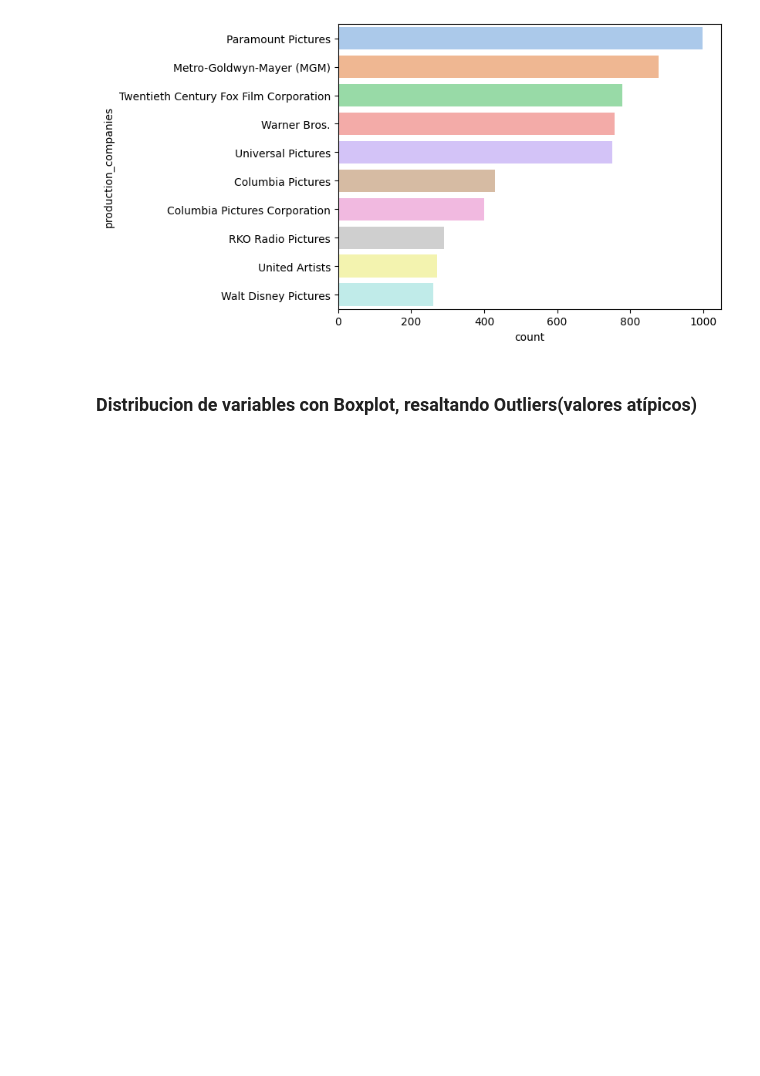
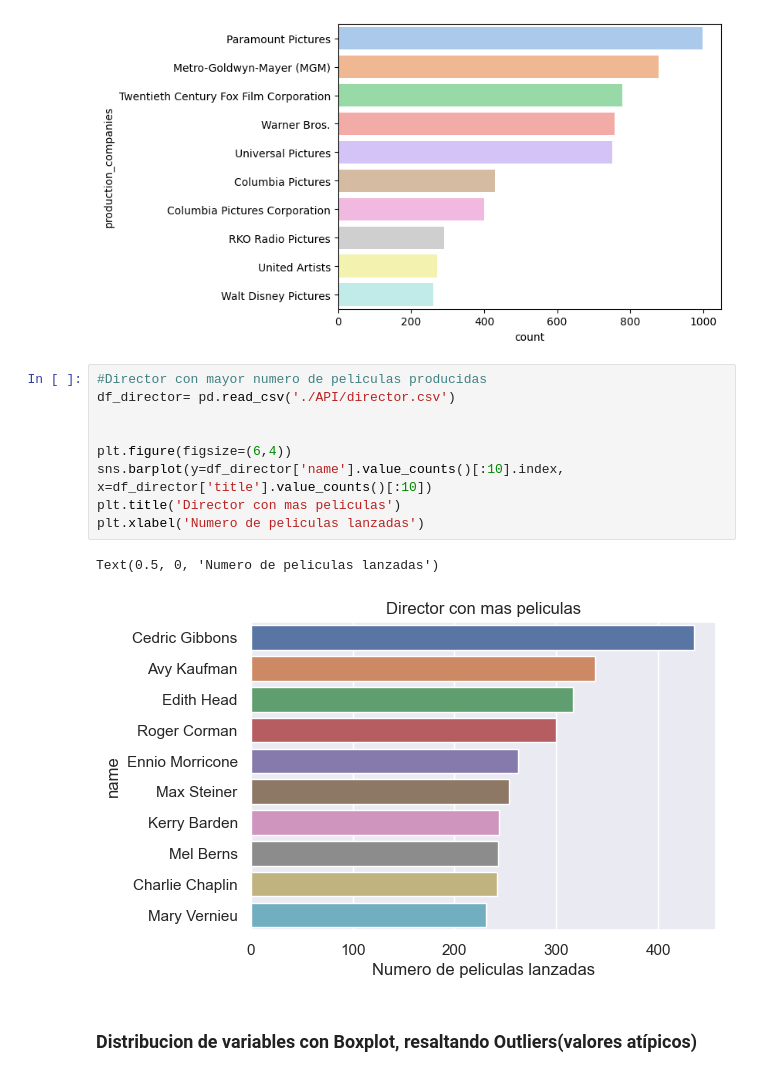
Before and after one commit to Clarisantillan/PI_ML_OPS_sistema_de_recomedacion, a Jupyter notebook: eda.ipynb, the cells around one changed output. Saved outputs shown, nothing was run; the diff lists cells and outputs as text; blank space fills up the shorter version.

```diff
--- a/eda_ml.ipynb
+++ b/eda.ipynb
@@ -160,6 +172,18 @@ sns.barplot(x=top_productoras, y=top_productoras.index, palette='pastel')
 plt.show()
 # %% [output]
 [figure]
+# %%
+#Director con mayor numero de peliculas producidas
+df_director= pd.read_csv('./API/director.csv')
+
+
+plt.figure(figsize=(6,4))
+sns.barplot(y=df_director['name'].value_counts()[:10].index, x=df_director['title'].value_counts()[:10])
+plt.title('Director con mas peliculas')
+plt.xlabel('Numero de peliculas lanzadas')
+# %% [output]
+Text(0.5, 0, 'Numero de peliculas lanzadas')
+[figure, added]
 # %% [markdown]
 ### Distribucion de variables con Boxplot, resaltando Outliers(valores atípicos)
 # %%
```
Also changed, not shown: parts of 10 cells of this notebook, 6 other files.
